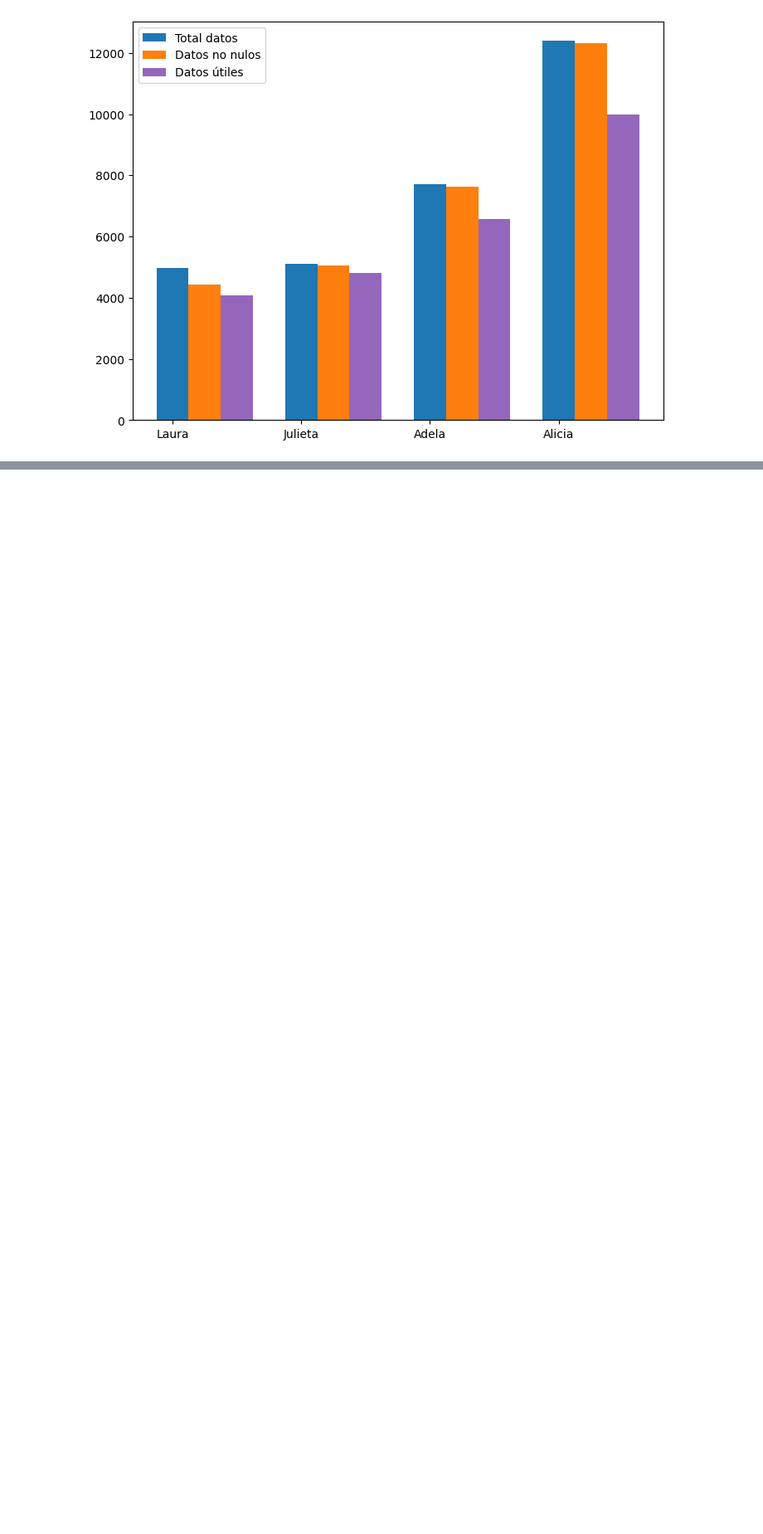
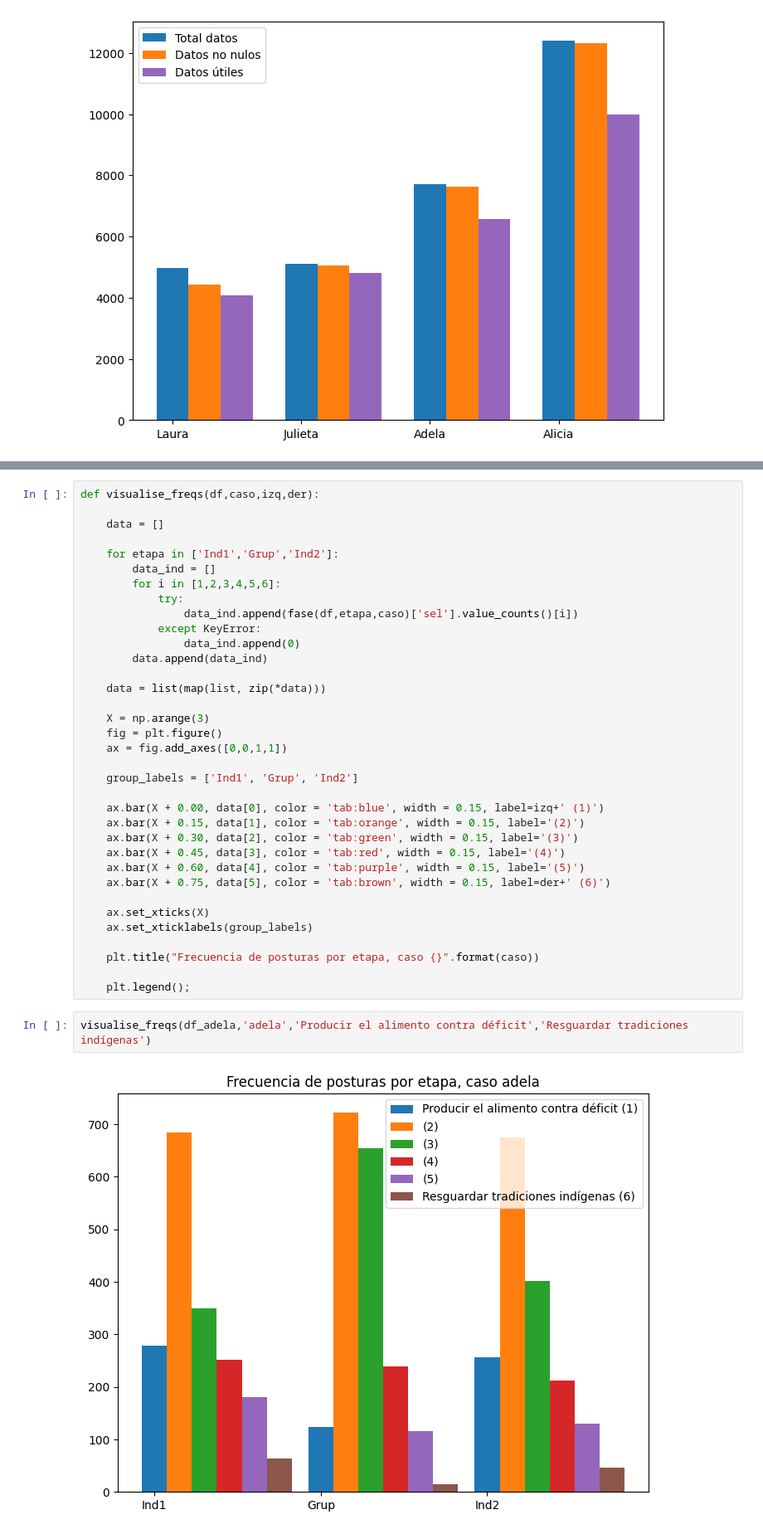
Before and after one commit to camilocarvajalreyes/ethicapp-nlp, a Jupyter notebook: basics.ipynb, the cells around one changed output, grey strips where cells are left out. Shown: that part at 83% size. Drawn from its saved outputs; the diff is of its cells as text; blank space fills up the shorter version.

```diff
--- a/basics.ipynb
+++ b/basics.ipynb
@@ -145,0 +118,39 @@ plt.legend();
+# %%
+def visualise_freqs(df,caso,izq,der):
+
+    data = []
+
+    for etapa in ['Ind1','Grup','Ind2']:
+        data_ind = []
+        for i in [1,2,3,4,5,6]:
+            try:
+                data_ind.append(fase(df,etapa,caso)['sel'].value_counts()[i])
+            except KeyError:
+                data_ind.append(0)
+        data.append(data_ind)
+
+    data = list(map(list, zip(*data)))
+
+    X = np.arange(3)
+    fig = plt.figure()
+    ax = fig.add_axes([0,0,1,1])
+
+    group_labels = ['Ind1', 'Grup', 'Ind2']
+
+    ax.bar(X + 0.00, data[0], color = 'tab:blue', width = 0.15, label=izq+' (1)')
+    ax.bar(X + 0.15, data[1], color = 'tab:orange', width = 0.15, label='(2)')
+    ax.bar(X + 0.30, data[2], color = 'tab:green', width = 0.15, label='(3)')
+    ax.bar(X + 0.45, data[3], color = 'tab:red', width = 0.15, label='(4)')
+    ax.bar(X + 0.60, data[4], color = 'tab:purple', width = 0.15, label='(5)')
+    ax.bar(X + 0.75, data[5], color = 'tab:brown', width = 0.15, label=der+' (6)')
+
+    ax.set_xticks(X)
+    ax.set_xticklabels(group_labels)
+
+    plt.title("Frecuencia de posturas por etapa, caso {}".format(caso))
+
+    plt.legend();
+# %%
+visualise_freqs(df_adela,'adela','Producir el alimento contra déficit','Resguardar tradiciones indígenas')
+# %% [output]
+[figure, added]
```
Also changed, not shown: parts of 6 cells of this notebook.
